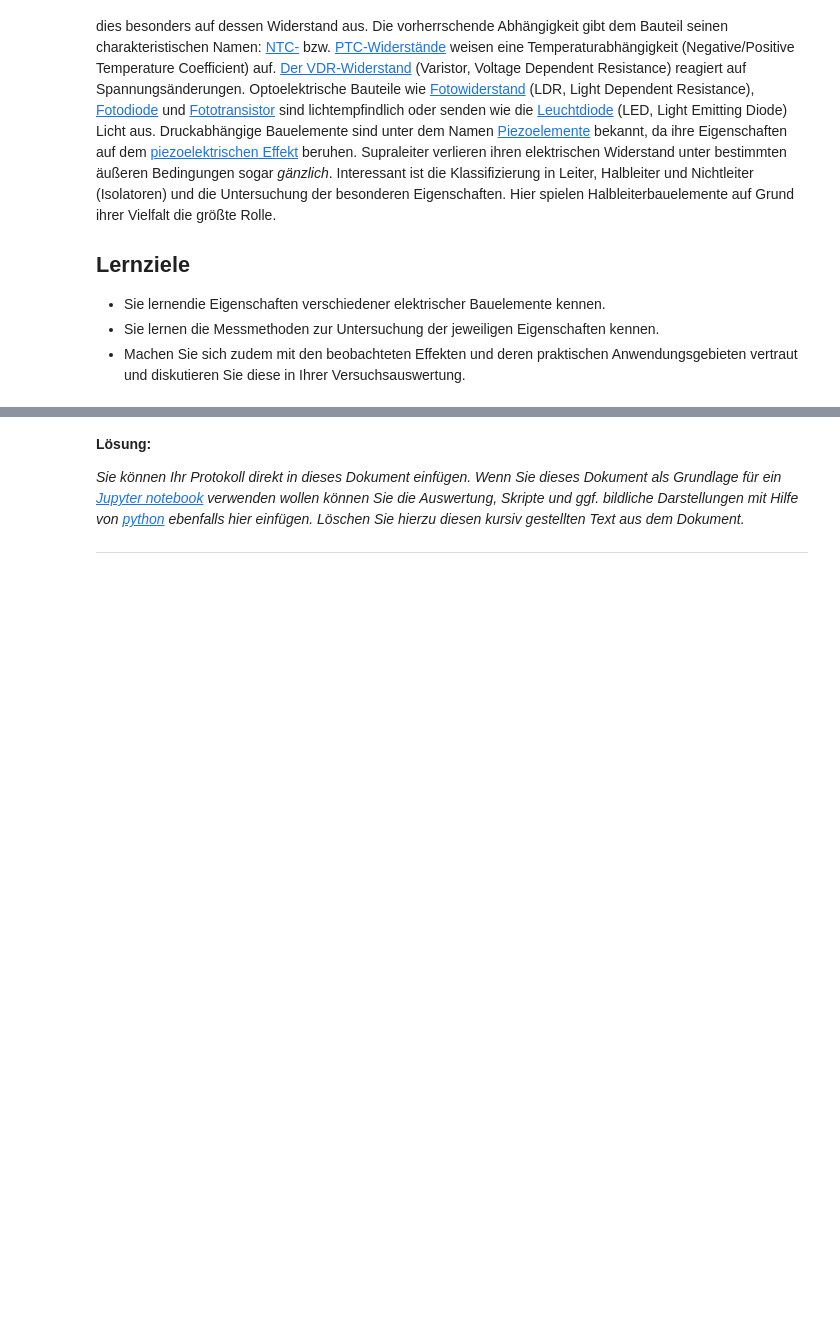
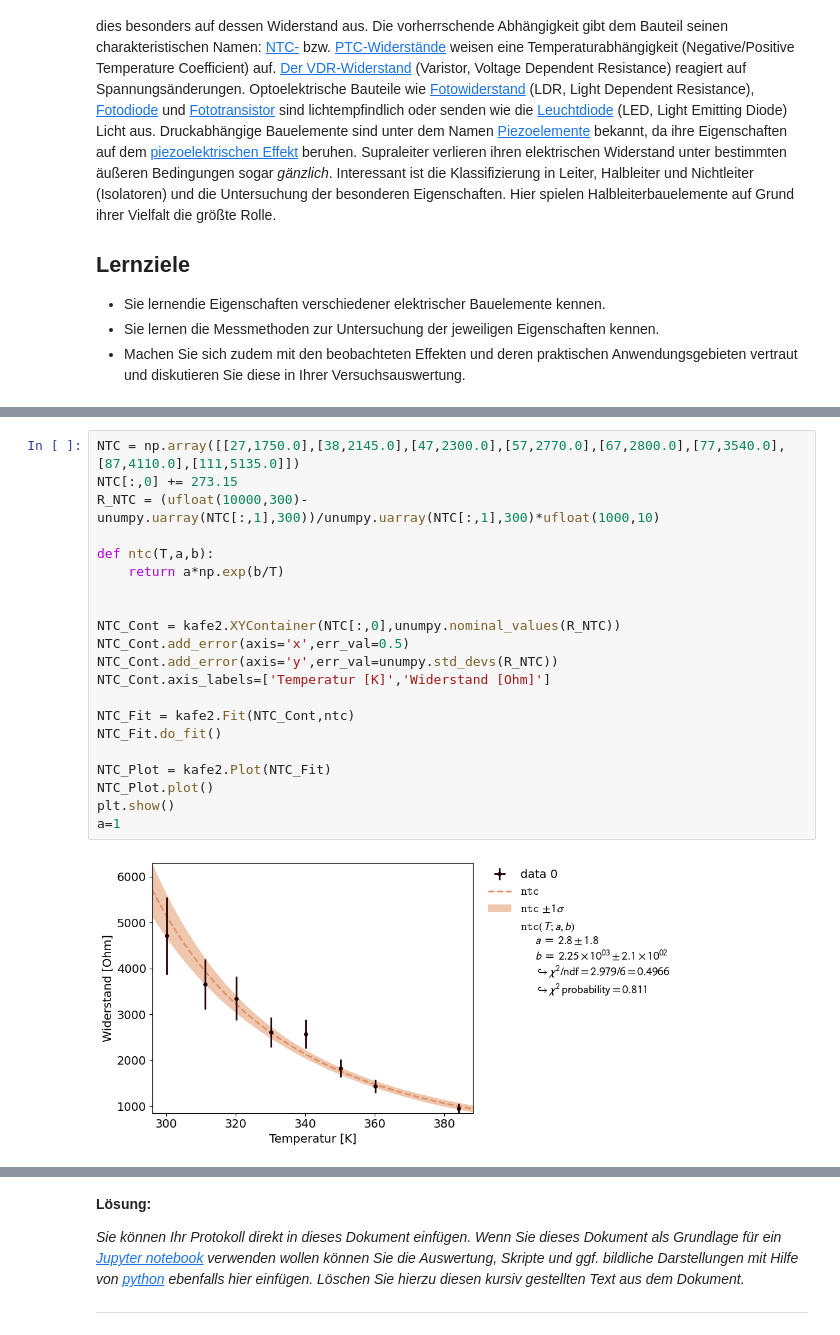
Before and after one commit to HerbertderGrosse/P2-sose-2024, a Jupyter notebook: Elektrische_Bauelemente/Elektrische_Bauelemente.ipynb, the cells around one changed output, grey strips where cells are left out. Drawn from its saved outputs; the diff is of its cells as text; blank space fills up the shorter version.

```diff
--- a/Elektrische_Bauelemente/Elektrische_Bauelemente.ipynb
+++ b/Elektrische_Bauelemente/Elektrische_Bauelemente.ipynb
@@ -167,0 +173,23 @@ PTC = np.array([[130,1.923,0.808],[120,1.923,0.813],[111,1.940,0.828],[103,1.923
+# %%
+NTC = np.array([[27,1750.0],[38,2145.0],[47,2300.0],[57,2770.0],[67,2800.0],[77,3540.0],[87,4110.0],[111,5135.0]])
+NTC[:,0] += 273.15
+R_NTC = (ufloat(10000,300)-unumpy.uarray(NTC[:,1],300))/unumpy.uarray(NTC[:,1],300)*ufloat(1000,10)
+
+def ntc(T,a,b):
+    return a*np.exp(b/T)
+
+
+NTC_Cont = kafe2.XYContainer(NTC[:,0],unumpy.nominal_values(R_NTC))
+NTC_Cont.add_error(axis='x',err_val=0.5)
+NTC_Cont.add_error(axis='y',err_val=unumpy.std_devs(R_NTC))
+NTC_Cont.axis_labels=['Temperatur [K]','Widerstand [Ohm]']
+
+NTC_Fit = kafe2.Fit(NTC_Cont,ntc)
+NTC_Fit.do_fit()
+
+NTC_Plot = kafe2.Plot(NTC_Fit)
+NTC_Plot.plot()
+plt.show()
+a=1
+# %% [output]
+[figure, added]
```
Also changed, not shown: parts of 15 cells of this notebook, 1 other file.
